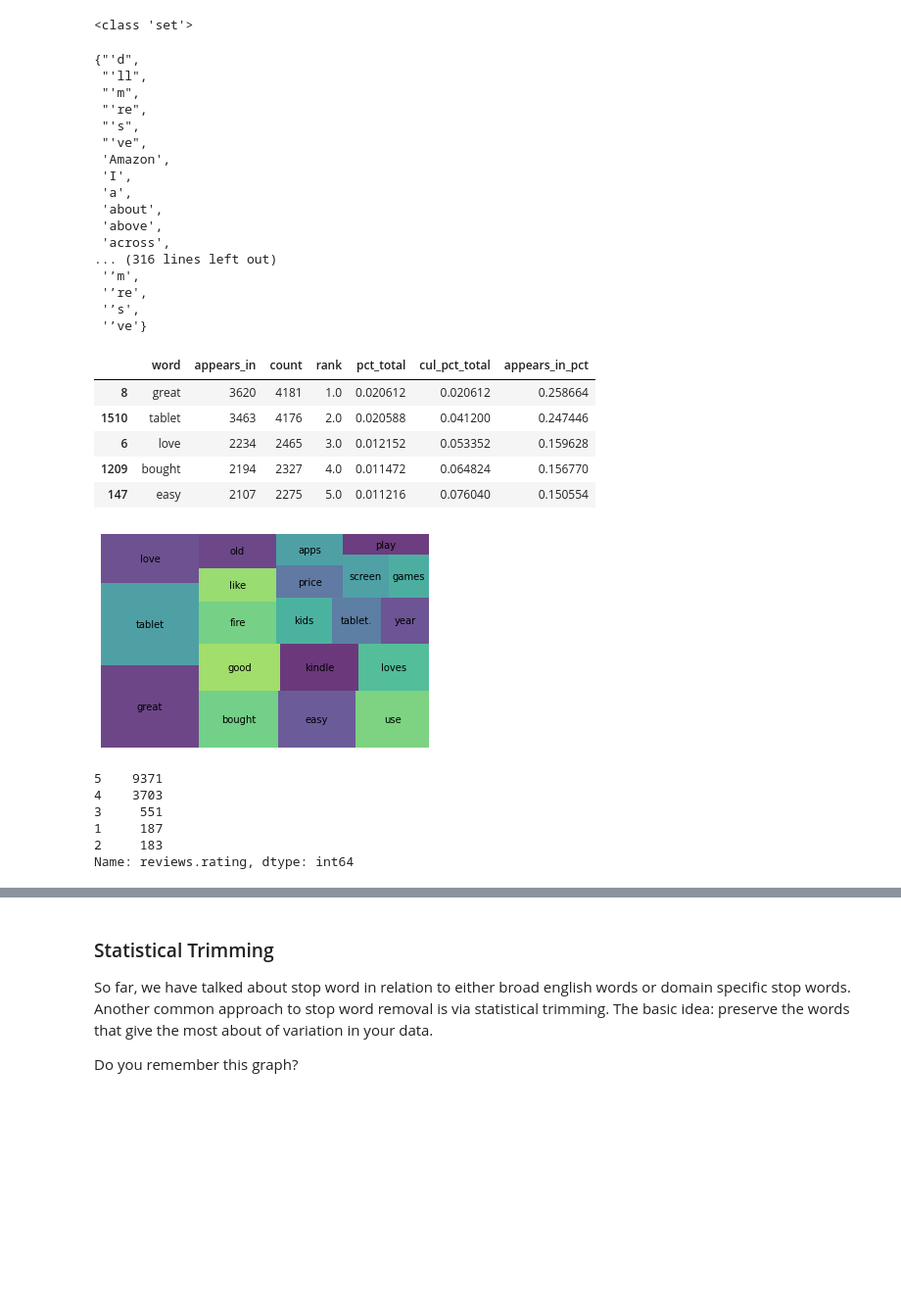
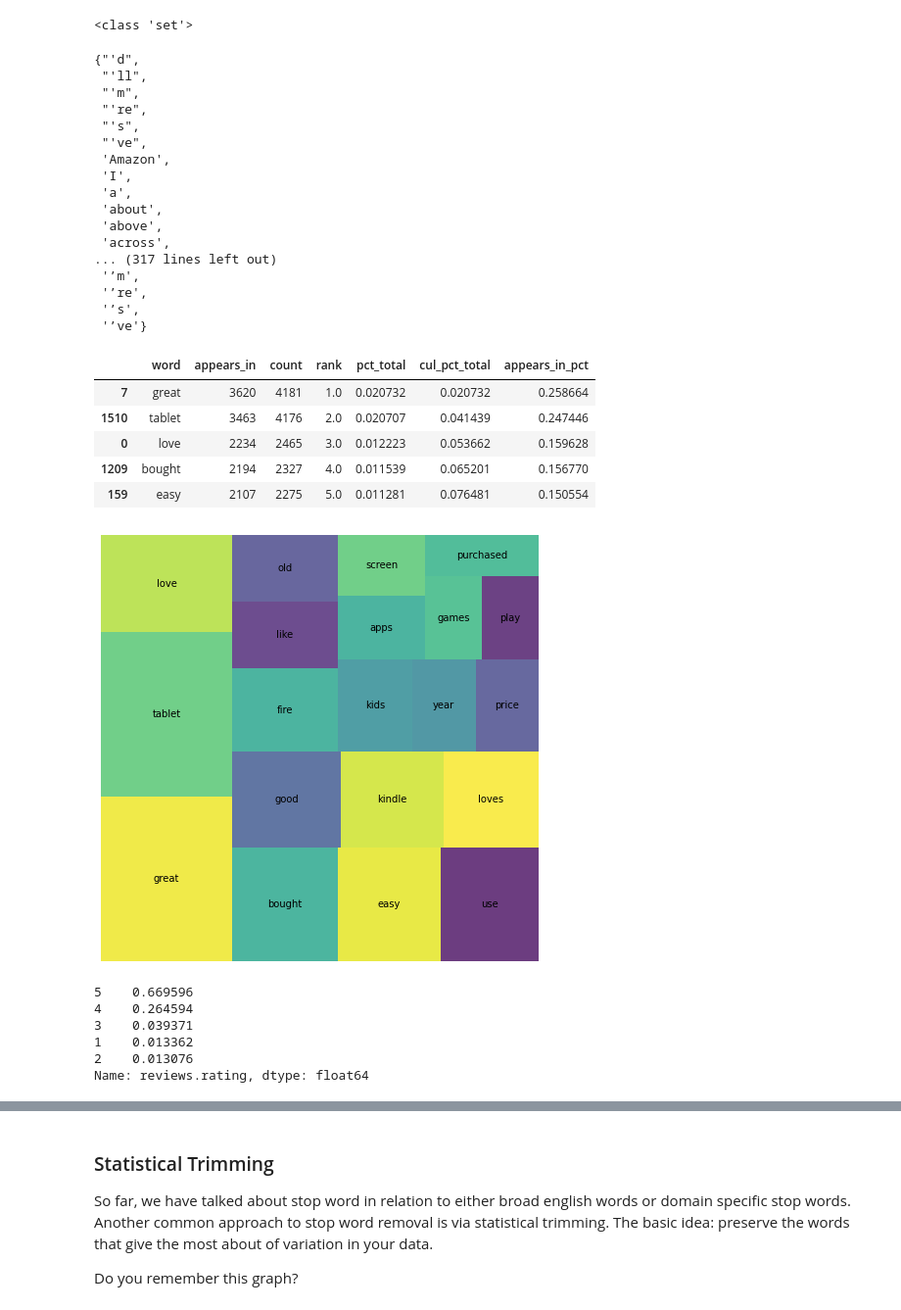
Before and after one commit to JeffreyAsuncion/DS-Unit-4-Sprint-1-NLP, a Jupyter notebook: module1-text-data/LS_DS_411_Text Data_Lecture-AlexKim.ipynb, the cells around one changed output, grey strips where cells are left out. Shown at 98% size. Cells and saved outputs as stored; diff of their text form; code cells hidden in the pictures; blank space fills up the shorter version.

```diff
--- a/module1-text-data/LS_DS_411_Text Data_Lecture-AlexKim.ipynb
+++ b/module1-text-data/LS_DS_411_Text Data_Lecture-AlexKim.ipynb
@@ -607,7 +608,7 @@ print(type(nlp.Defaults.stop_words))
 <class 'set'>
 # %%
 # Adding more stop words
-STOP_WORDS = nlp.Defaults.stop_words.union(['batteries','I', 'amazon', 'i', 'Amazon', 'it', "it's", 'it.', 'the', 'this',])
+STOP_WORDS = nlp.Defaults.stop_words.union(['batteries','I', 'amazon', 'i', 'Amazon', 'it', "it's", 'it.', 'the', 'this', 'tablet.'])
 # %%
 STOP_WORDS
 # %% [output]
@@ -623,7 +624,7 @@ STOP_WORDS
  'about',
  'above',
  'across',
-... (316 lines left out)
+... (317 lines left out)
  '’m',
  '’re',
  '’s',
@@ -647,25 +648,26 @@ wc = count(df['tokens'])
 wc.head()
 # %% [output]
 |  | word | appears_in | count | rank | pct_total | cul_pct_total | appears_in_pct |
-| 8 | great | 3620 | 4181 | 1.0 | 0.020612 | 0.020612 | 0.258664 |
-| 1510 | tablet | 3463 | 4176 | 2.0 | 0.020588 | 0.041200 | 0.247446 |
-| 6 | love | 2234 | 2465 | 3.0 | 0.012152 | 0.053352 | 0.159628 |
-| 1209 | bought | 2194 | 2327 | 4.0 | 0.011472 | 0.064824 | 0.156770 |
-| 147 | easy | 2107 | 2275 | 5.0 | 0.011216 | 0.076040 | 0.150554 |
+| 7 | great | 3620 | 4181 | 1.0 | 0.020732 | 0.020732 | 0.258664 |
+| 1510 | tablet | 3463 | 4176 | 2.0 | 0.020707 | 0.041439 | 0.247446 |
+| 0 | love | 2234 | 2465 | 3.0 | 0.012223 | 0.053662 | 0.159628 |
+| 1209 | bought | 2194 | 2327 | 4.0 | 0.011539 | 0.065201 | 0.156770 |
+| 159 | easy | 2107 | 2275 | 5.0 | 0.011281 | 0.076481 | 0.150554 |
 # %%
 wc_top20 = wc[wc['rank'] <= 20]
 
+plt.figure(figsize=(8,8))
 squarify.plot(sizes=wc_top20['pct_total'], label=wc_top20['word'], alpha=.8 )
 plt.axis('off')
 plt.show()
 # %% [output]
-[figure, old version]
+[figure, new version]
 # %%
-df['reviews.rating'].value_counts()
+df['reviews.rating'].value_counts(normalize=True)
 # %% [output]
-5    9371
-4    3703
-3     551
-1     187
-2     183
-Name: reviews.rating, dtype: int64
+5    0.669596
+4    0.264594
+3    0.039371
+1    0.013362
+2    0.013076
+Name: reviews.rating, dtype: float64
```
Also changed, not shown: parts of 20 cells of this notebook, 1 other file.
